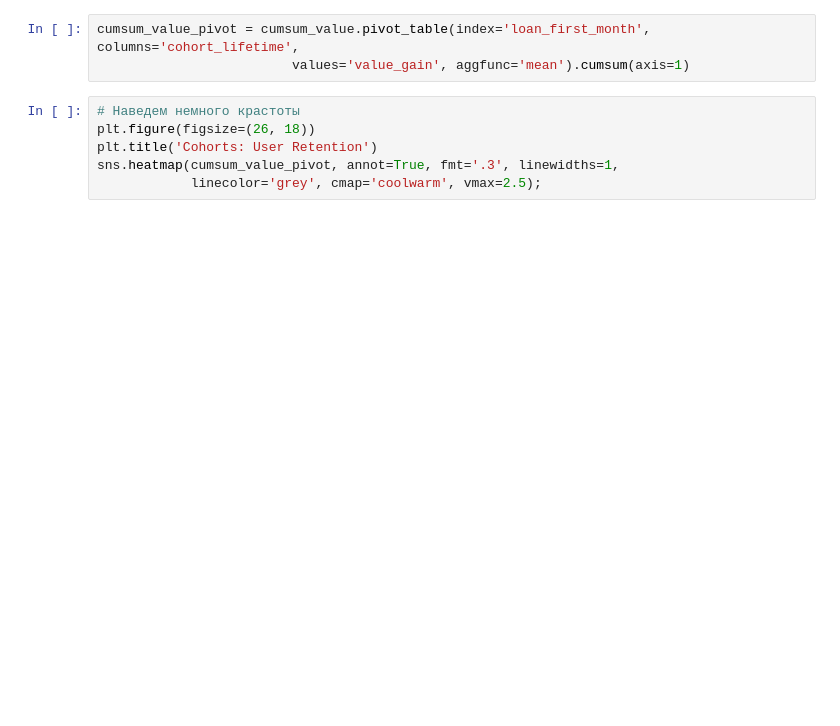
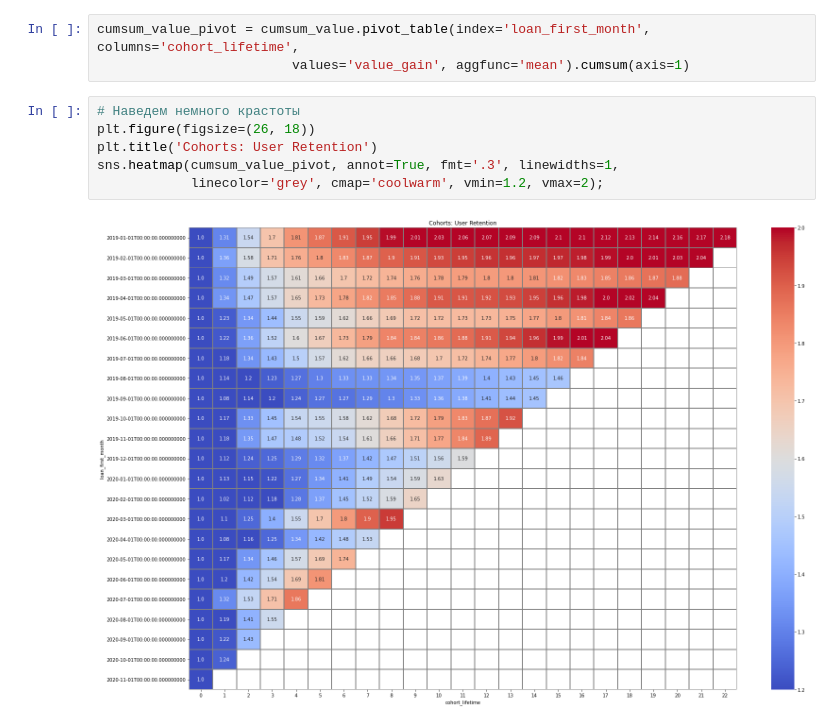
Before and after one commit to g0vn0c0d3r/da, a Jupyter notebook: KONGA/KONGA.ipynb, the cells around one changed output. Cells and saved outputs as stored; diff of their text form; blank space fills up the shorter version.

```diff
--- a/KONGA/KONGA.ipynb
+++ b/KONGA/KONGA.ipynb
@@ -627,9 +1091,11 @@ cumsum_value_pivot = cumsum_value.pivot_table(index='loan_first_month', columns=
 # %%
 # Наведем немного крастоты
 plt.figure(figsize=(26, 18))
 plt.title('Cohorts: User Retention')
 sns.heatmap(cumsum_value_pivot, annot=True, fmt='.3', linewidths=1,
-            linecolor='grey', cmap='coolwarm', vmax=2.5);
+            linecolor='grey', cmap='coolwarm', vmin=1.2, vmax=2);
+# %% [output]
+[figure, added]
 # %%
 loans['end_month'] = loans['end_ts'].astype('datetime64[M]')
 loans.head()
```
Also changed, not shown: parts of 72 cells of this notebook, 4 other files.
